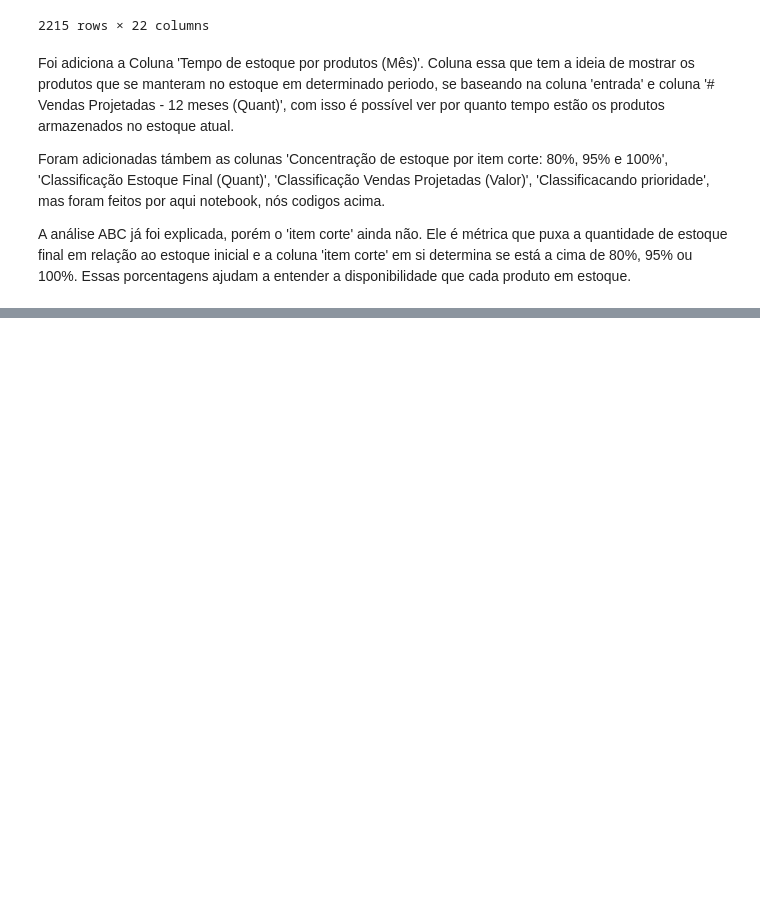
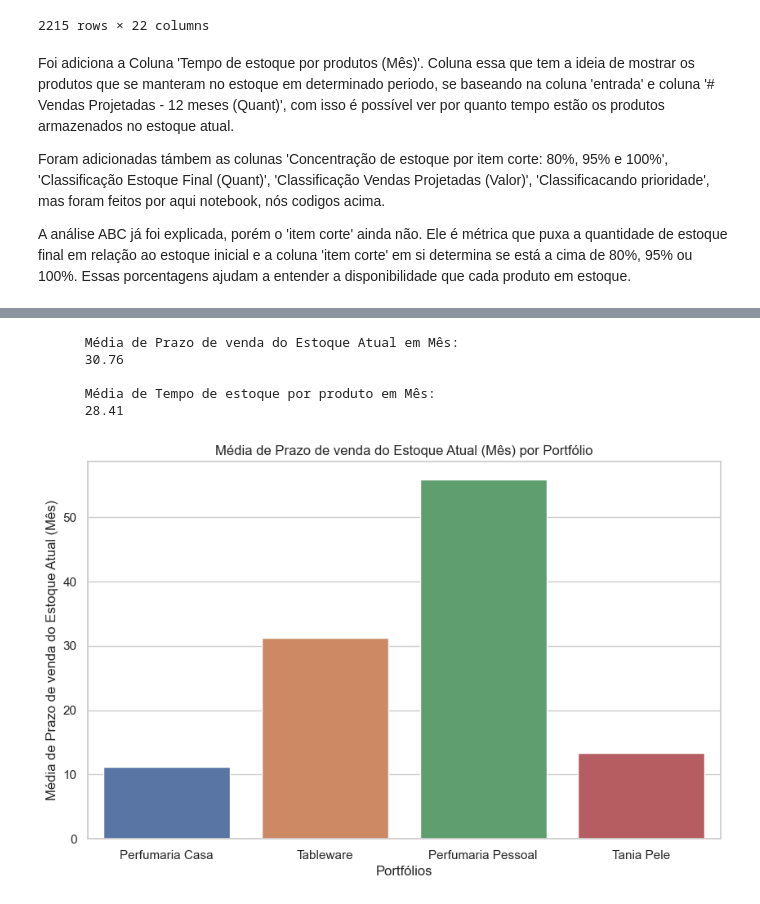
Before and after one commit to augustopinho/TB_analise_exploratoria, a Jupyter notebook: Tratamento_dataset.ipynb, the cells around one changed output, grey strips where cells are left out. Drawn from its saved outputs; the diff is of its cells as text; code cells hidden in the pictures; blank space fills up the shorter version.

Commit message:
feat(Tratamento_dataset): Gráficos prontos)

```diff
--- a/Tratamento_dataset.ipynb
+++ b/Tratamento_dataset.ipynb
@@ -491,6 +449,10 @@ A análise ABC já foi explicada, porém o 'item corte' ainda não. Ele é métr
 # %%
 #Separando o Dataframe em partes de acordo com o Portfólio
-separacao_perf_casa = base_graficos[base_graficos['Portfólio'] == 'PERFUMARIA CASA']
-separacao_tableware = base_graficos[base_graficos['Portfólio'] == 'TABLEWARE']
-separacao_perf_pessoal = base_graficos[base_graficos['Portfólio'] == 'PERFUMARIA PESSOAL']
-separacao_tania_pele = base_graficos[base_graficos['Portfólio'] == 'TANIA PELE']
+#Seria igual a um SELECT * FROM tb_produtos WHERE Portfólio LIKED ???? (Ai colocaria o nome do portifilio aqui)
+portfolio_perf_casa = base_graficos[base_graficos['Portfólio'] == 'PERFUMARIA CASA']
+portfolio_tableware = base_graficos[base_graficos['Portfólio'] == 'TABLEWARE']
+portfolio_perf_pessoal = base_graficos[base_graficos['Portfólio'] == 'PERFUMARIA PESSOAL']
+portfolio_tania_pele = base_graficos[base_graficos['Portfólio'] == 'TANIA PELE']
+# %%
+#Criando uma lista para ser mais fácil de trabalhar com as separações
+portfolios_separados = [portfolio_perf_casa, portfolio_tableware, portfolio_perf_pessoal, portfolio_tania_pele]
@@ -496,0 +468,38 @@ separacao_tania_pele = base_graficos[base_graficos['Portfólio'] == 'TANIA PELE'
+# %%
+# Média de Entrada e Saída da base como um todo
+print(f'''
+      Média de Prazo de venda do Estoque Atual em Mês:
+      {round(base_graficos['Prazo de venda do Estoque Atual (Mês)'].mean(),2)}
+
+      Média de Tempo de estoque por produto em Mês:
+      {round(base_graficos['Tempo de estoque por produtos (Mês)'].mean(), 2)}
+      ''')
+# %% [output]
+      Média de Prazo de venda do Estoque Atual em Mês:
+      30.76
+
+      Média de Tempo de estoque por produto em Mês:
+      28.41
+# %%
+# Criando um gráfico para a média de Prazo de venda do Estoque Atual (Mês) por Portfólio
+coluna_de_interesse = 'Prazo de venda do Estoque Atual (Mês)'
+
+nome_dos_portifolios = ['Perfumaria Casa', 'Tableware', 'Perfumaria Pessoal', 'Tania Pele']
+
+medias_entradas = [i[coluna_de_interesse].mean() for i in portfolios_separados]
+
+#Criando o df para as médias
+df_medias_entradas = pd.DataFrame({'DataFrames': [f'DF{i + 1}' for i in range(len(portfolios_separados))],
+                          f'Média de {coluna_de_interesse}': medias_entradas})
+
+# Criando um gráfico de barras com o Seaborn
+sns.set(style="whitegrid")
+plt.figure(figsize=(10, 6))
+ax = sns.barplot(x="DataFrames", y=f'Média de {coluna_de_interesse}', data=df_medias_entradas)
+ax.set_xticklabels(nome_dos_portifolios)
+plt.xlabel('Portfólios')
+plt.ylabel(f'Média de {coluna_de_interesse}')
+plt.title(f'Média de {coluna_de_interesse} por Portfólio')
+plt.show()
+# %% [output]
+[figure, added]
```
Also changed, not shown: parts of 36 cells of this notebook, 1 other file.
